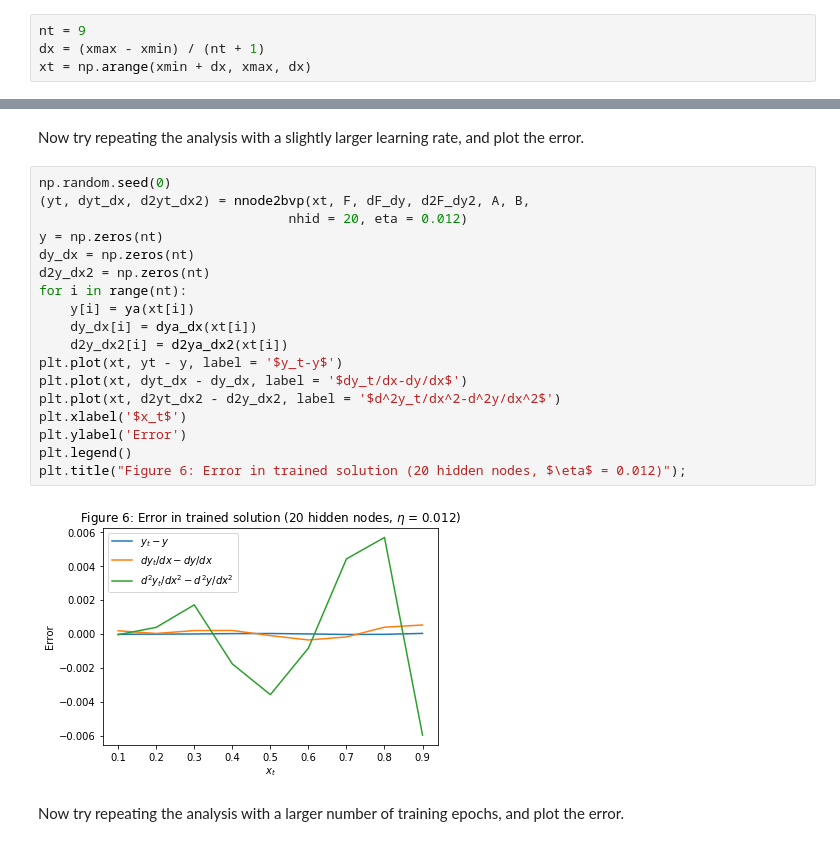
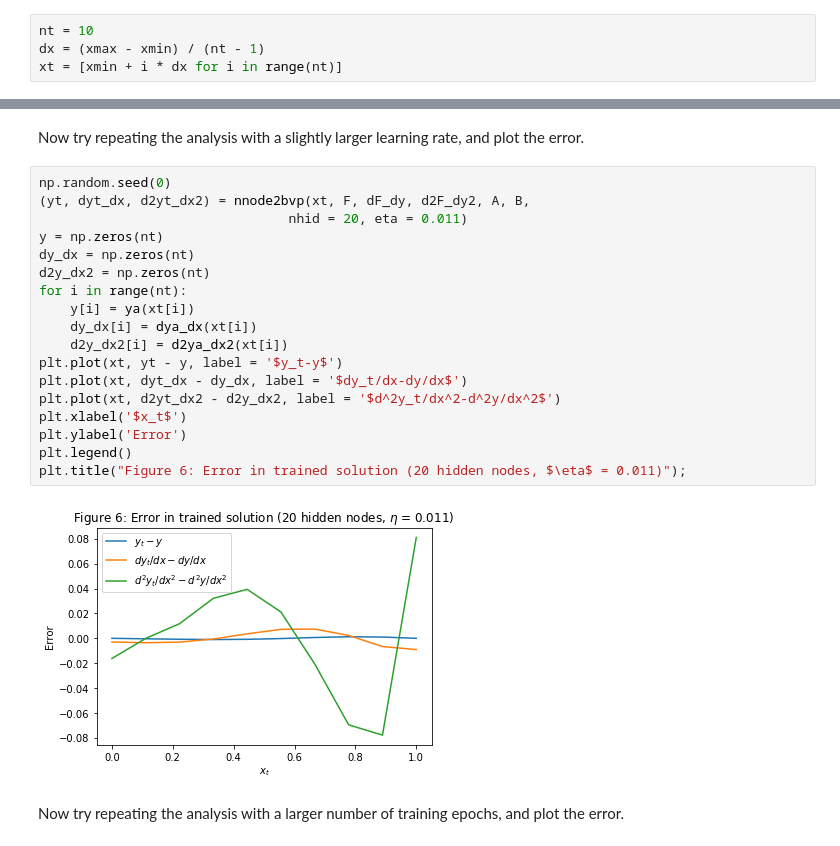
Before and after one commit to elwinter/nnode, a Jupyter notebook: nnode2bvp.ipynb, the cells around one changed output, grey strips where cells are left out. Cells and saved outputs as stored; diff of their text form.

```diff
--- a/nnode2bvp.ipynb
+++ b/nnode2bvp.ipynb
@@ -367,7 +367,7 @@ For the purposes of this example, an evenly-spaced set of training points will b
 # %%
-nt = 9
-dx = (xmax - xmin) / (nt + 1)
-xt = np.arange(xmin + dx, xmax, dx)
+nt = 10
+dx = (xmax - xmin) / (nt - 1)
+xt = [xmin + i * dx for i in range(nt)]
 # %% [markdown]
 Note that repeated runs of the same ODE will usually result in slightly different solutions, due to the random number generator. To ensure repeatable results, seed the random number generator with a fixed value before each run.
 # %% [markdown]
@@ -437,23 +437,23 @@ Now try repeating the analysis with a slightly larger learning rate, and plot th
 # %%
 np.random.seed(0)
 (yt, dyt_dx, d2yt_dx2) = nnode2bvp(xt, F, dF_dy, d2F_dy2, A, B,
-                                nhid = 20, eta = 0.012)
+                                nhid = 20, eta = 0.011)
 y = np.zeros(nt)
 dy_dx = np.zeros(nt)
 d2y_dx2 = np.zeros(nt)
 for i in range(nt):
     y[i] = ya(xt[i])
     dy_dx[i] = dya_dx(xt[i])
     d2y_dx2[i] = d2ya_dx2(xt[i])
 plt.plot(xt, yt - y, label = '$y_t-y$')
 plt.plot(xt, dyt_dx - dy_dx, label = '$dy_t/dx-dy/dx$')
 plt.plot(xt, d2yt_dx2 - d2y_dx2, label = '$d^2y_t/dx^2-d^2y/dx^2$')
 plt.xlabel('$x_t$')
 plt.ylabel('Error')
 plt.legend()
-plt.title("Figure 6: Error in trained solution (20 hidden nodes, $\eta$ = 0.012)");
+plt.title("Figure 6: Error in trained solution (20 hidden nodes, $\eta$ = 0.011)");
 # %% [output]
-[figure, old version]
+[figure, new version]
 # %% [markdown]
 Now try repeating the analysis with a larger number of training epochs, and plot the error.
 # %%
```
Also changed, not shown: parts of 6 cells of this notebook, 5 other files.
